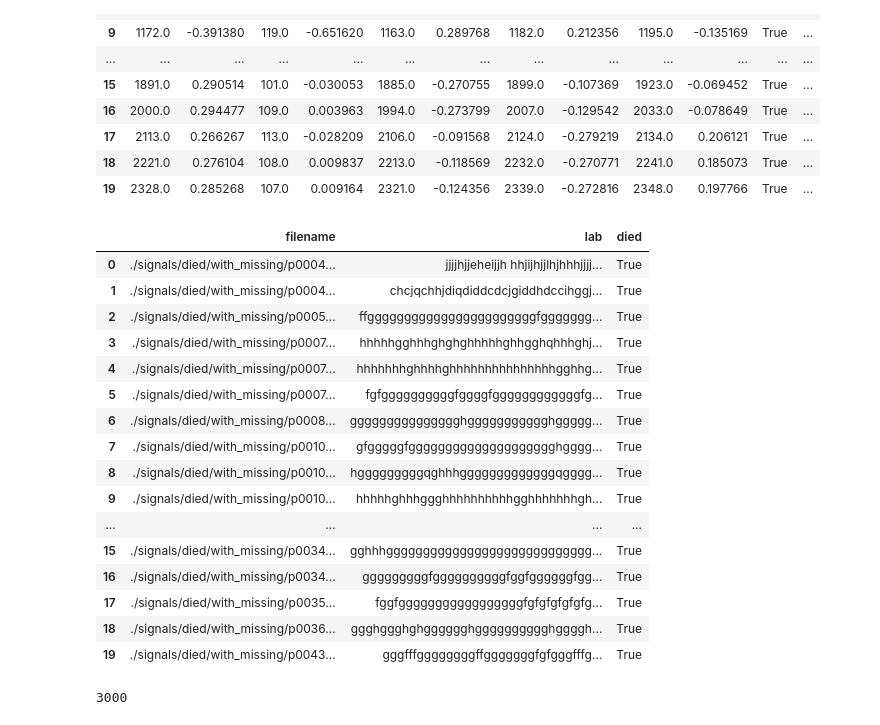
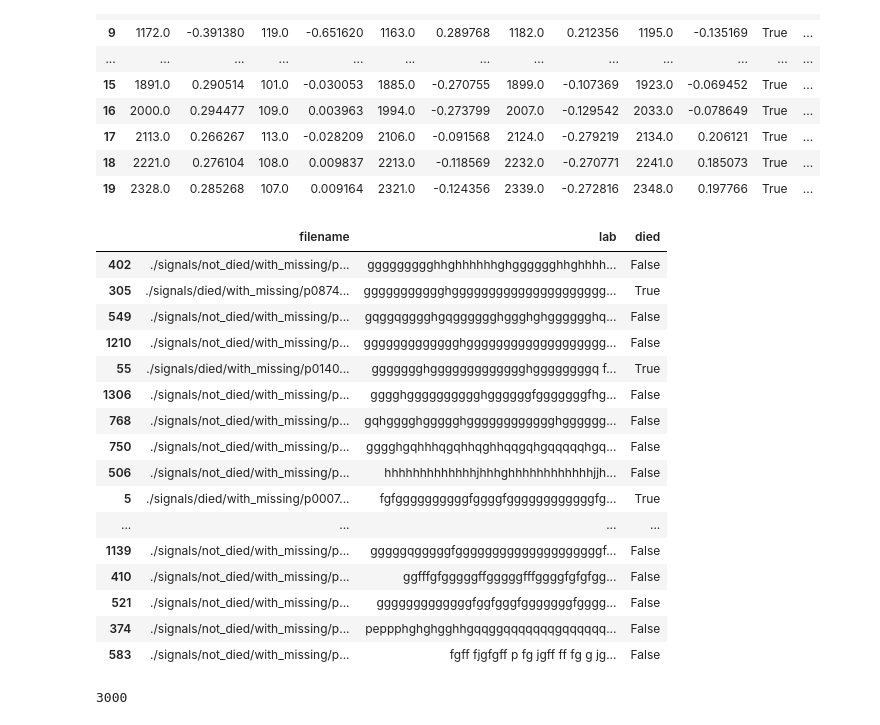
Before and after one commit to andresmore/HR_Analysis, a Jupyter notebook: HR_Analysis/Exploration_DBSCAN-with_missing.ipynb, the cells around one changed output. Saved outputs shown, nothing was run; the diff lists cells and outputs as text; code cells hidden in the pictures.

```diff
--- a/HR_Analysis/Exploration_DBSCAN-with_missing.ipynb
+++ b/HR_Analysis/Exploration_DBSCAN-with_missing.ipynb
@@ -770,5 +770,3 @@ result['labels']=result[['ST','labels']].apply(lambda x: group_RR+4 if x['ST']>=
 sum(result.labels.isna())
 # %% [output]
 0
-# %%
-result['labels'].fillna(-1, inplace=True)
@@ -816,25 +836,25 @@ results_agg=result.groupby('filename').agg({'lab':lambda x: x.sum()}).reset_inde
 # %%
 results_agg=results_agg.merge(result[['filename','died']].drop_duplicates(), on='filename' )
 # %%
-results_agg.head(20)
+results_agg.sample(20)
 # %% [output]
 |  | filename | lab | died |
-| 0 | ./signals/died/with_missing/p0004... | jjjjhjjeheijjh hhjijhjjlhjhhhjjjj... | True |
-| 1 | ./signals/died/with_missing/p0004... | chcjqchhjdiqdiddcdcjgiddhdccihggj... | True |
-| 2 | ./signals/died/with_missing/p0005... | ffgggggggggggggggggggggggfggggggg... | True |
-| 3 | ./signals/died/with_missing/p0007... | hhhhhgghhhghghghhhhhghhgghqhhhghj... | True |
-| 4 | ./signals/died/with_missing/p0007... | hhhhhhhghhhhghhhhhhhhhhhhhhhgghhg... | True |
+| 402 | ./signals/not_died/with_missing/p... | ggggggggghhghhhhhhghgggggghhghhhh... | False |
+| 305 | ./signals/died/with_missing/p0874... | ggggggggggghggggggggggggggggggggg... | True |
+| 549 | ./signals/not_died/with_missing/p... | gqggqgggghgqgggggghggghghgggggghq... | False |
+| 1210 | ./signals/not_died/with_missing/p... | ggggggggggggghggggggggggggggggggg... | False |
+| 55 | ./signals/died/with_missing/p0140... | ggggggghggggggggggggghggggggggq f... | True |
+| 1306 | ./signals/not_died/with_missing/p... | gggghgggggggggghggggggfgggggggfhg... | False |
+| 768 | ./signals/not_died/with_missing/p... | gqhgggghggggghgggggggggggghgggggg... | False |
+| 750 | ./signals/not_died/with_missing/p... | gggghgqhhhqgqhhqghhqqgqhgqqqqqhgq... | False |
+| 506 | ./signals/not_died/with_missing/p... | hhhhhhhhhhhhhjhhhghhhhhhhhhhhhjjh... | False |
 | 5 | ./signals/died/with_missing/p0007... | fgfggggggggggfggggfggggggggggggfg... | True |
-| 6 | ./signals/died/with_missing/p0008... | ggggggggggggggghggggggggggghggggg... | True |
-| 7 | ./signals/died/with_missing/p0010... | gfgggggfgggggggggggggggggggghgggg... | True |
-| 8 | ./signals/died/with_missing/p0010... | hgggggggggqghhhgggggggggggggqgggg... | True |
-| 9 | ./signals/died/with_missing/p0010... | hhhhhghhhggghhhhhhhhhhgghhhhhhhgh... | True |
 | ... | ... | ... | ... |
-| 15 | ./signals/died/with_missing/p0034... | gghhhgggggggggggggggggggggggggggg... | True |
-| 16 | ./signals/died/with_missing/p0034... | gggggggggfggggggggggfggfggggggfgg... | True |
-| 17 | ./signals/died/with_missing/p0035... | fggfgggggggggggggggggfgfgfgfgfgfg... | True |
-| 18 | ./signals/died/with_missing/p0036... | ggghggghghgggggghgggggggggghggggh... | True |
-| 19 | ./signals/died/with_missing/p0043... | gggfffggggggggffgggggggfgfgggfffg... | True |
+| 1139 | ./signals/not_died/with_missing/p... | gggggqgggggfggggggggggggggggggggf... | False |
+| 410 | ./signals/not_died/with_missing/p... | ggfffgfgggggffgggggfffggggfgfgfgg... | False |
+| 521 | ./signals/not_died/with_missing/p... | gggggggggggggfggfgggfgggggggfgggg... | False |
+| 374 | ./signals/not_died/with_missing/p... | peppphghghgghhgqqggqqqqqqqgqqqqqq... | False |
+| 583 | ./signals/not_died/with_missing/p... | fgff fjgfgff p fg jgff ff fg g jg... | False |
 # %%
 from nltk.tokenize import RegexpTokenizer
 # %%
```
Also changed, not shown: parts of 44 cells of this notebook.
